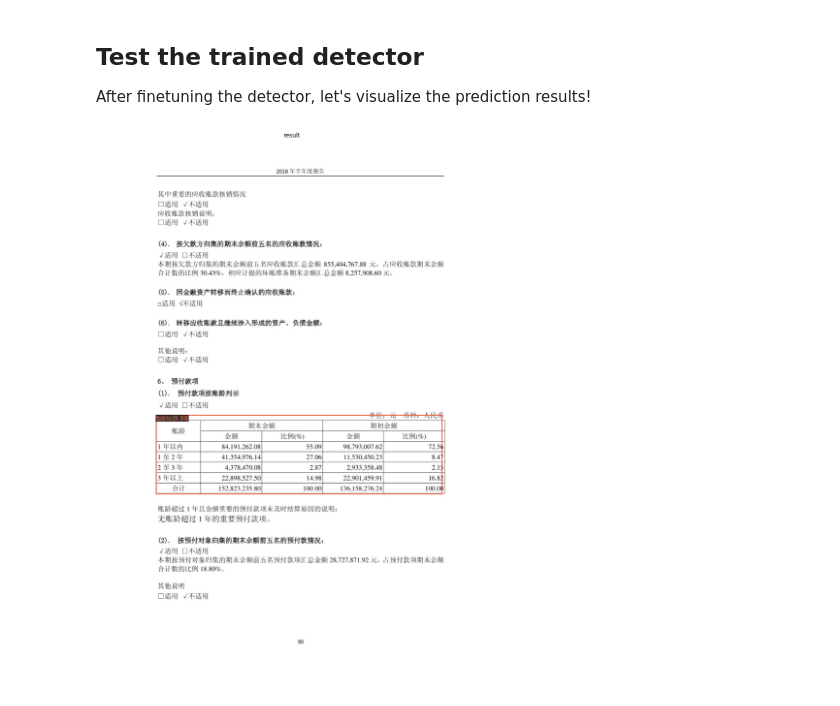
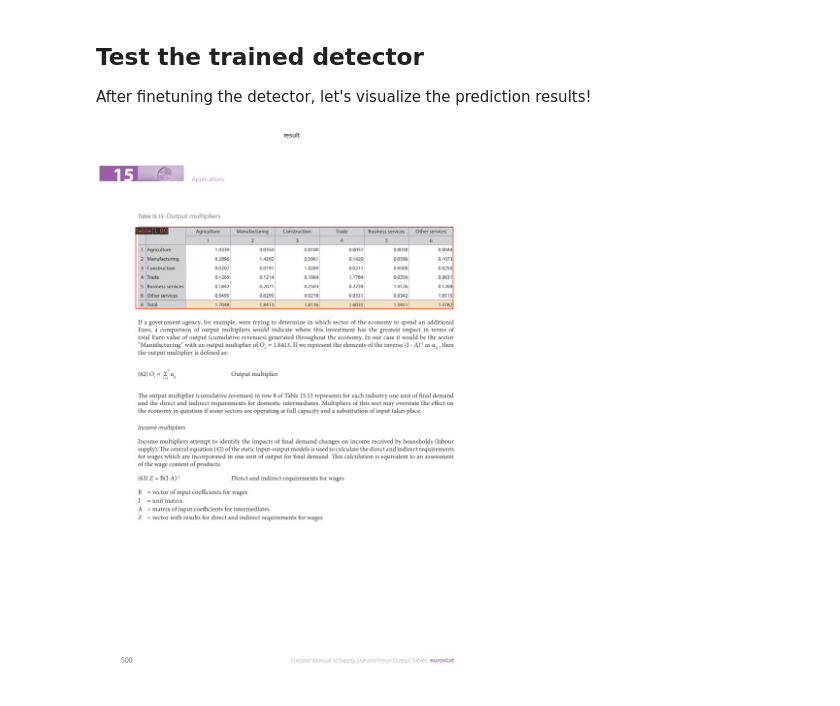
Before and after one commit to tinahhhhh/Table-Detection, a Jupyter notebook: Swin_Transformer_Table_Detection.ipynb, the cells around one changed output. Cells and saved outputs as stored; diff of their text form; code cells hidden in the pictures.

```diff
--- a/Swin_Transformer_Table_Detection.ipynb
+++ b/Swin_Transformer_Table_Detection.ipynb
@@ -207,16 +157,16 @@ cfg.log_config.interval = 10
 # Change the evaluation metric since we use customized dataset.
 cfg.evaluation.metric = 'bbox'
 # We can set the evaluation interval to reduce the evaluation times
-cfg.evaluation.interval = 1
+cfg.evaluation.interval = 4
 # We can set the checkpoint saving interval to reduce the storage cost
-cfg.checkpoint_config.interval = 3
+cfg.checkpoint_config.interval = 12
 
 # Set seed thus the results are more reproducible
 cfg.seed = 0
 set_random_seed(0, deterministic=False)
 cfg.gpu_ids = range(1)
 
-cfg.runner.max_epochs = 3
+cfg.runner.max_epochs = 12
 
 # We can initialize the logger for training and have a look
 # at the final config used for training
@@ -365,10 +319,10 @@ After finetuning the detector, let's visualize the prediction results!
 # %%
 from mmdet.apis import inference_detector, init_detector, show_result_pyplot
 
-img = mmcv.imread('Table-Detection/TRACKA_training_modern/cTDaR_t10538.jpg')
+img = mmcv.imread('Table-Detection/TRACKA_training_modern/cTDaR_t10490.jpg')
 
 model.cfg = cfg
 result = inference_detector(model, img)
 show_result_pyplot(model, img, result)
 # %% [output]
-[figure, old version]
+[figure, new version]
```
Also changed, not shown: parts of 5 cells of this notebook.
